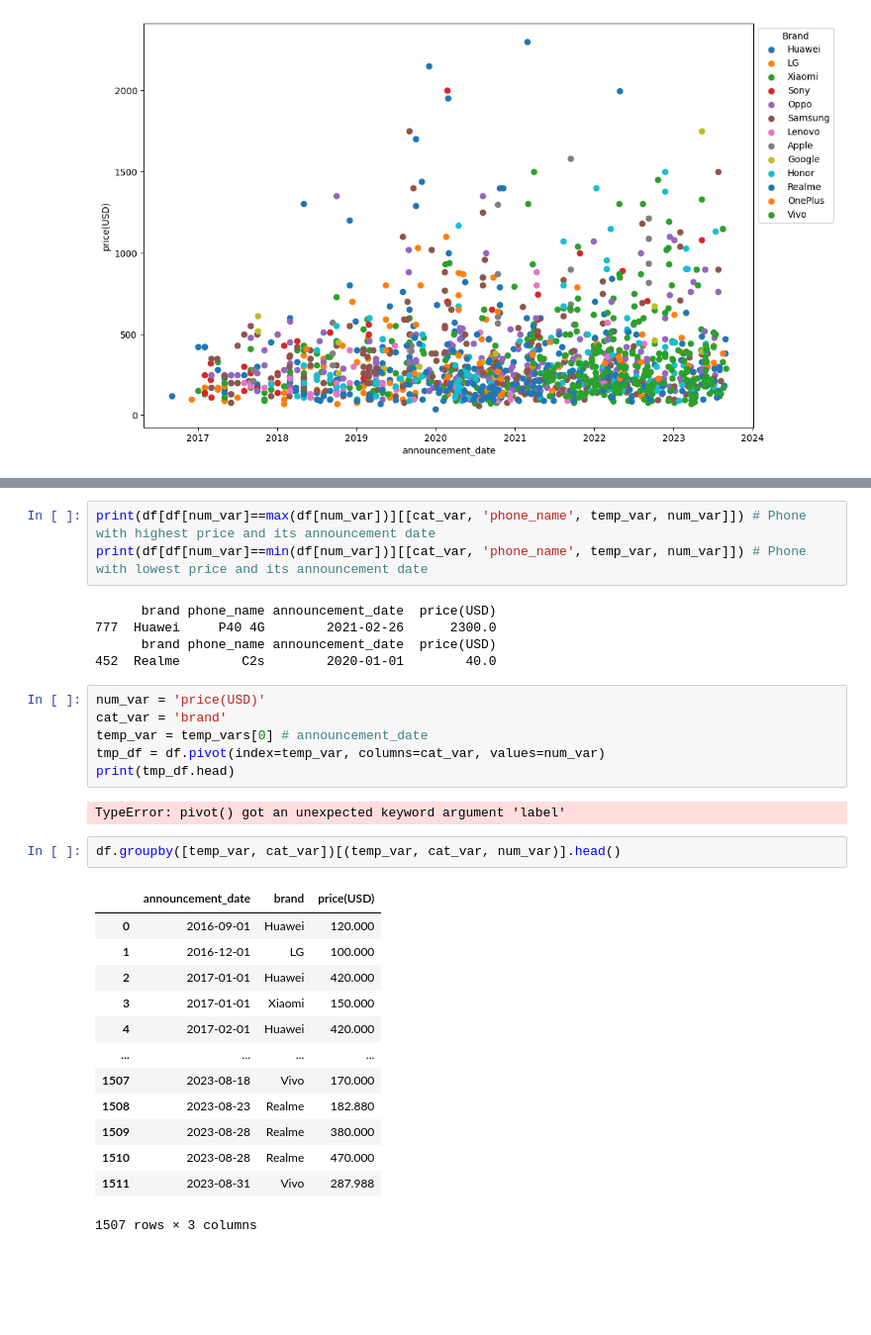
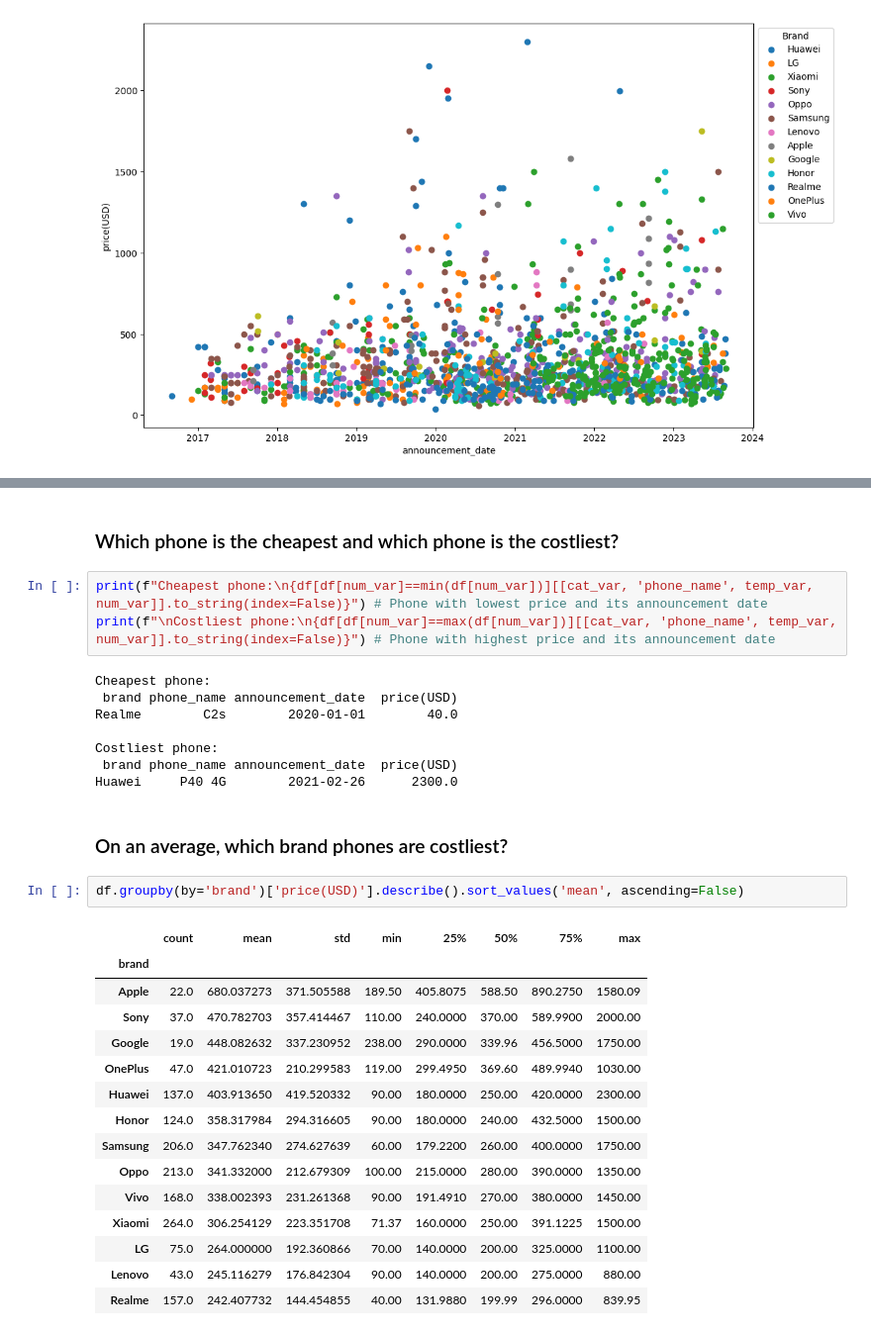
Before and after one commit to sandeep2995/phone_prices, a Jupyter notebook: phone_prices.ipynb, the cells around one changed output, grey strips where cells are left out. Shown at 99% size. Drawn from its saved outputs; the diff is of its cells as text; blank space fills up the shorter version.

```diff
--- a/phone_prices.ipynb
+++ b/phone_prices.ipynb
@@ -187,32 +219,33 @@ for num_var in num_vars:
+# %% [markdown]
+### Which phone is the cheapest and which phone is the costliest?
 # %%
-print(df[df[num_var]==max(df[num_var])][[cat_var, 'phone_name', temp_var, num_var]]) # Phone with highest price and its announcement date
-print(df[df[num_var]==min(df[num_var])][[cat_var, 'phone_name', temp_var, num_var]]) # Phone with lowest price and its announcement date
+print(f"Cheapest phone:\n{df[df[num_var]==min(df[num_var])][[cat_var, 'phone_name', temp_var, num_var]].to_string(index=False)}") # Phone with lowest price and its announcement date
+print(f"\nCostliest phone:\n{df[df[num_var]==max(df[num_var])][[cat_var, 'phone_name', temp_var, num_var]].to_string(index=False)}") # Phone with highest price and its announcement date
 # %% [output]
-      brand phone_name announcement_date  price(USD)
-777  Huawei     P40 4G        2021-02-26      2300.0
-      brand phone_name announcement_date  price(USD)
-452  Realme        C2s        2020-01-01        40.0
+Cheapest phone:
+ brand phone_name announcement_date  price(USD)
+Realme        C2s        2020-01-01        40.0
+
+Costliest phone:
+ brand phone_name announcement_date  price(USD)
+Huawei     P40 4G        2021-02-26      2300.0
-# %%
-num_var = 'price(USD)'
-cat_var = 'brand'
-temp_var = temp_vars[0] # announcement_date
-tmp_df = df.pivot(index=temp_var, columns=cat_var, values=num_var)
-print(tmp_df.head)
-# %% [output]
-TypeError: pivot() got an unexpected keyword argument 'label'
-# %%
-df.groupby([temp_var, cat_var])[(temp_var, cat_var, num_var)].head()
-# %% [output]
-|  | announcement_date | brand | price(USD) |
-| 0 | 2016-09-01 | Huawei | 120.000 |
-| 1 | 2016-12-01 | LG | 100.000 |
-| 2 | 2017-01-01 | Huawei | 420.000 |
-| 3 | 2017-01-01 | Xiaomi | 150.000 |
-| 4 | 2017-02-01 | Huawei | 420.000 |
-| ... | ... | ... | ... |
-| 1507 | 2023-08-18 | Vivo | 170.000 |
-| 1508 | 2023-08-23 | Realme | 182.880 |
-| 1509 | 2023-08-28 | Realme | 380.000 |
-| 1510 | 2023-08-28 | Realme | 470.000 |
-| 1511 | 2023-08-31 | Vivo | 287.988 |
-1507 rows × 3 columns
+# %% [markdown]
+### On an average, which brand phones are costliest?
+# %%
+df.groupby(by='brand')['price(USD)'].describe().sort_values('mean', ascending=False)
+# %% [output]
+|  | count | mean | std | min | 25% | 50% | 75% | max |
+| brand |  |  |  |  |  |  |  |  |
+| Apple | 22.0 | 680.037273 | 371.505588 | 189.50 | 405.8075 | 588.50 | 890.2750 | 1580.09 |
+| Sony | 37.0 | 470.782703 | 357.414467 | 110.00 | 240.0000 | 370.00 | 589.9900 | 2000.00 |
+| Google | 19.0 | 448.082632 | 337.230952 | 238.00 | 290.0000 | 339.96 | 456.5000 | 1750.00 |
+| OnePlus | 47.0 | 421.010723 | 210.299583 | 119.00 | 299.4950 | 369.60 | 489.9940 | 1030.00 |
+| Huawei | 137.0 | 403.913650 | 419.520332 | 90.00 | 180.0000 | 250.00 | 420.0000 | 2300.00 |
+| Honor | 124.0 | 358.317984 | 294.316605 | 90.00 | 180.0000 | 240.00 | 432.5000 | 1500.00 |
+| Samsung | 206.0 | 347.762340 | 274.627639 | 60.00 | 179.2200 | 260.00 | 400.0000 | 1750.00 |
+| Oppo | 213.0 | 341.332000 | 212.679309 | 100.00 | 215.0000 | 280.00 | 390.0000 | 1350.00 |
+| Vivo | 168.0 | 338.002393 | 231.261368 | 90.00 | 191.4910 | 270.00 | 380.0000 | 1450.00 |
+| Xiaomi | 264.0 | 306.254129 | 223.351708 | 71.37 | 160.0000 | 250.00 | 391.1225 | 1500.00 |
+| LG | 75.0 | 264.000000 | 192.360866 | 70.00 | 140.0000 | 200.00 | 325.0000 | 1100.00 |
+| Lenovo | 43.0 | 245.116279 | 176.842304 | 90.00 | 140.0000 | 200.00 | 275.0000 | 880.00 |
+| Realme | 157.0 | 242.407732 | 144.454855 | 40.00 | 131.9880 | 199.99 | 296.0000 | 839.95 |
```
Also changed, not shown: parts of 14 cells of this notebook.
